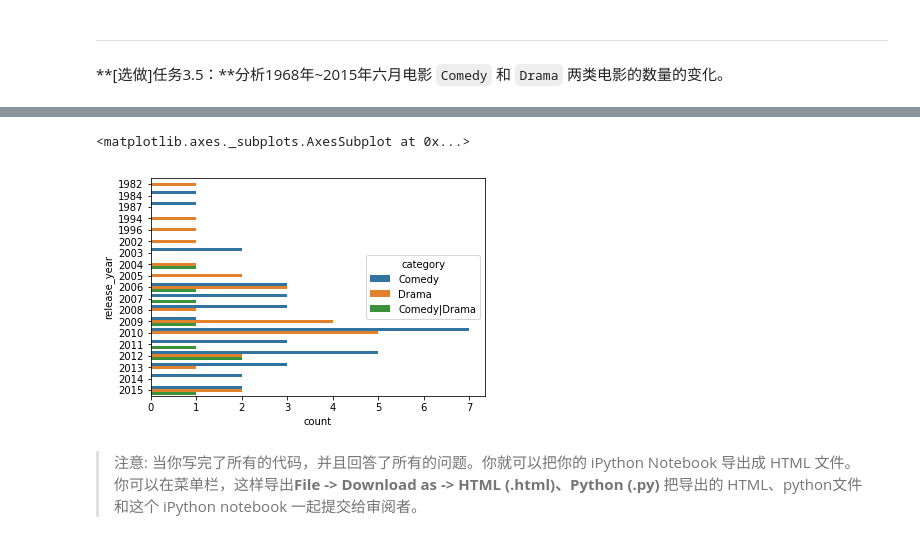
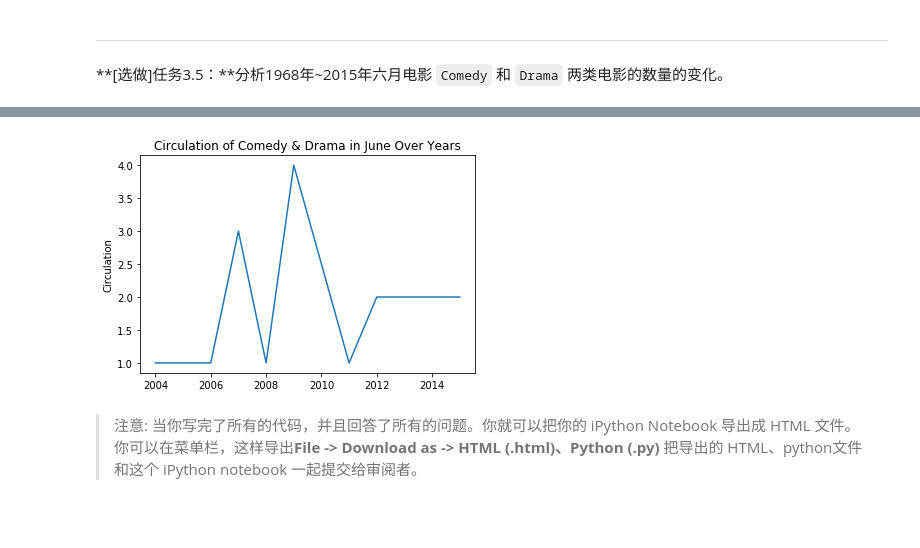
Before and after one commit to NaughtyFlame/AIPND-cn, a Jupyter notebook: P2_Explore_Movie_Dataset/Explore Movie Dataset.ipynb, the cells around one changed output, grey strips where cells are left out. Cells and saved outputs as stored; diff of their text form; code cells hidden in the pictures; blank space fills up the shorter version.

```diff
--- a/P2_Explore_Movie_Dataset/Explore Movie Dataset.ipynb
+++ b/P2_Explore_Movie_Dataset/Explore Movie Dataset.ipynb
@@ -70,11 +70,13 @@ movie_data = pd.read_csv('./tmdb-movies.csv')
 # %%
 #movie_data = movie_data.fillna(0)
 movie_data = movie_data.dropna(axis=0, how='any')
+# display(movie_data)
+movie_data.info()
+# 注释，过于激进的数据过滤
+# for col in movie_data.columns:
+#     coltype = movie_data[col].dtypes
+#     if coltype == 'int64' or coltype == 'float64':
+#         movie_data = movie_data[movie_data[col] != 0]
 
-for col in movie_data.columns:
-    coltype = movie_data[col].dtypes
-    if coltype == 'int64' or coltype == 'float64':
-        movie_data = movie_data[movie_data[col] != 0]
-
-movie_data = movie_data.reset_index(drop=True)
+# movie_data = movie_data.reset_index(drop=True)
 #print(movie_data)
@@ -250,4 +284,10 @@ plt.xlabel("Years")
 plt.ylabel("Count")
 plt.plot(y_means.index, y_means)
 #print(sixmonth_movie_data)
+
+#new
+inJune = movie_data['release_date'].str.startswith('6')
+inYears = movie_data['release_year'].between(1968, 2015)
+movie_data[inJune&inYears]['release_year'].value_counts().sort_index().plot(title='Circulation in June Over Years')
+plt.ylabel('Circulation')
 # %% [output]
@@ -258,26 +298,33 @@ plt.plot(y_means.index, y_means)
 
 **[选做]任务3.5：**分析1968年~2015年六月电影 `Comedy` 和 `Drama` 两类电影的数量的变化。
 # %%
-import re
-def isComedyADrama(x):
-    if (re.search('Comedy|Drama', x, re.M|re.I) is None):
-        return False
-    return True
-sixmonth_comedyAdrama_movie_data = sixmonth_movie_data[sixmonth_movie_data['genres'].apply(lambda x: isComedyADrama(x))]
+# import re
+# def isComedyADrama(x):
+#     if (re.search('Comedy|Drama', x, re.M|re.I) is None):
+#         return False
+#     return True
+# sixmonth_comedyAdrama_movie_data = sixmonth_movie_data[sixmonth_movie_data['genres'].apply(lambda x: isComedyADrama(x))]
 
-def getCatetory(x):
-    isComedy = not re.search('Comedy', x) is None
-    isDrama = not re.search('Drama', x) is None
-    if isDrama and isComedy:
-        return 'Comedy|Drama'
-    if isComedy:
-        return 'Comedy'
-    if isDrama:
-        return 'Drama'
+# def getCatetory(x):
+#     isComedy = not re.search('Comedy', x) is None
+#     isDrama = not re.search('Drama', x) is None
+#     if isDrama and isComedy:
+#         return 'Comedy|Drama'
+#     if isComedy:
+#         return 'Comedy'
+#     if isDrama:
+#         return 'Drama'
 
-# 这块warning按照文档提示修改过了，还是有。。。求助。
-#sixmonth_comedyAdrama_movie_data['category'] = sixmonth_comedyAdrama_movie_data['genres'].apply(lambda x: getCatetory(x))
-sixmonth_comedyAdrama_movie_data.loc[:, 'category'] = sixmonth_comedyAdrama_movie_data['genres'].apply(lambda x: getCatetory(x))
-#print(sixmonth_comedyAdrama_movie_data)
-sb.countplot(y = 'release_year', hue = 'category', data = sixmonth_comedyAdrama_movie_data)
+# # 这块warning按照文档提示修改过了，还是有。。。求助。
+# #sixmonth_comedyAdrama_movie_data['category'] = sixmonth_comedyAdrama_movie_data['genres'].apply(lambda x: getCatetory(x))
+# sixmonth_comedyAdrama_movie_data.loc[:, 'category'] = sixmonth_comedyAdrama_movie_data['genres'].apply(lambda x: getCatetory(x))
+# #print(sixmonth_comedyAdrama_movie_data)
+# sb.countplot(y = 'release_year', hue = 'category', data = sixmonth_comedyAdrama_movie_data)
+
+# new
+
+comedy = movie_data['genres'].str.contains('Comedy')
+drama = movie_data['genres'].str.contains('Drama')
+movie_data[inJune&inYears&comedy&drama]['release_year'].value_counts().sort_index().plot(title='Circulation of Comedy & Drama in June Over Years')
+plt.ylabel('Circulation')
 # %% [output]
@@ -294,4 +332,3 @@ See the caveats in the documentation: http://pandas.pydata.org/pandas-docs/stabl
-<matplotlib.axes._subplots.AxesSubplot at 0x...>
-[figure, old version]
+[figure, new version]
 # %% [markdown]
 > 注意: 当你写完了所有的代码，并且回答了所有的问题。你就可以把你的 iPython Notebook 导出成 HTML 文件。你可以在菜单栏，这样导出**File -> Download as -> HTML (.html)、Python (.py)** 把导出的 HTML、python文件 和这个 iPython notebook 一起提交给审阅者。
```
Also changed, not shown: parts of 8 cells of this notebook, 2 other files.
